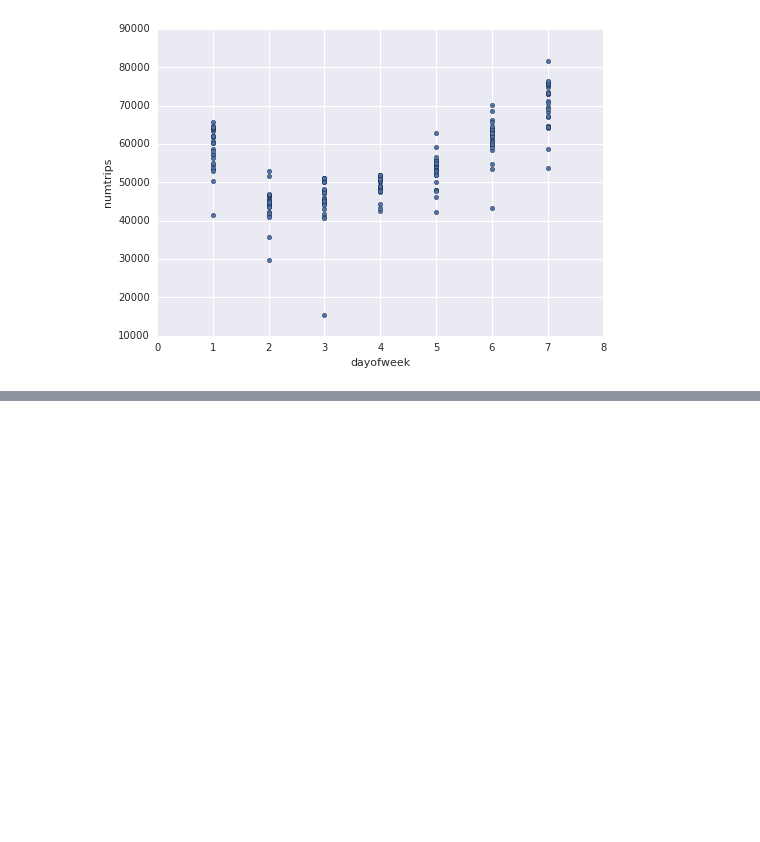
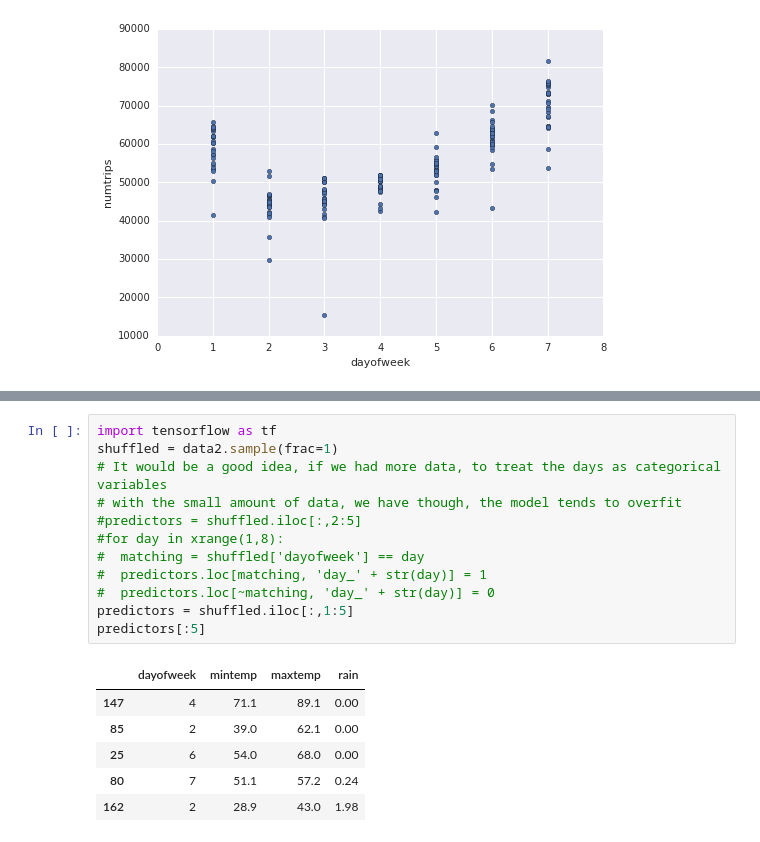
Before and after one commit to julienbouchouxveolia/testdatalab, a Jupyter notebook: Untitled Notebook.ipynb, the cells around one changed output, grey strips where cells are left out. Drawn from its saved outputs; the diff is of its cells as text; blank space fills up the shorter version.

```diff
--- a/Untitled Notebook.ipynb
+++ b/Untitled Notebook.ipynb
@@ -94,0 +115,19 @@ data2014[:5]
+# %%
+import tensorflow as tf
+shuffled = data2.sample(frac=1)
+# It would be a good idea, if we had more data, to treat the days as categorical variables
+# with the small amount of data, we have though, the model tends to overfit
+#predictors = shuffled.iloc[:,2:5]
+#for day in xrange(1,8):
+#  matching = shuffled['dayofweek'] == day
+#  predictors.loc[matching, 'day_' + str(day)] = 1
+#  predictors.loc[~matching, 'day_' + str(day)] = 0
+predictors = shuffled.iloc[:,1:5]
+predictors[:5]
+# %% [output]
+|  | dayofweek | mintemp | maxtemp | rain |
+| 147 | 4 | 71.1 | 89.1 | 0.00 |
+| 85 | 2 | 39.0 | 62.1 | 0.00 |
+| 25 | 6 | 54.0 | 68.0 | 0.00 |
+| 80 | 7 | 51.1 | 57.2 | 0.24 |
+| 162 | 2 | 28.9 | 43.0 | 1.98 |
```
Also changed, not shown: parts of 2 cells of this notebook.
